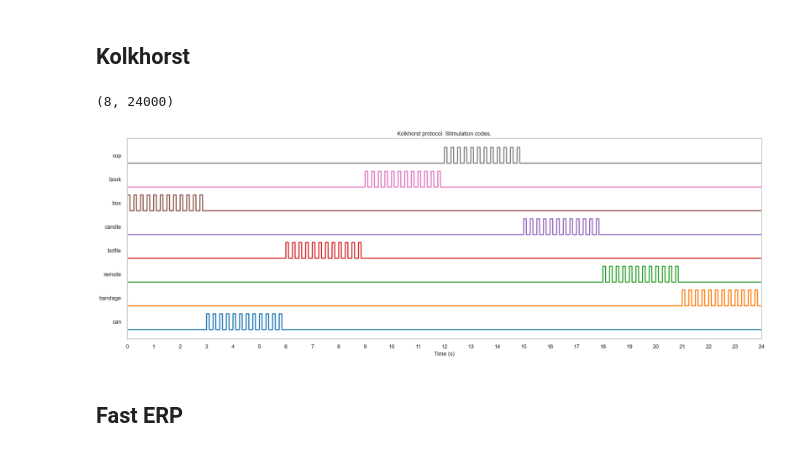
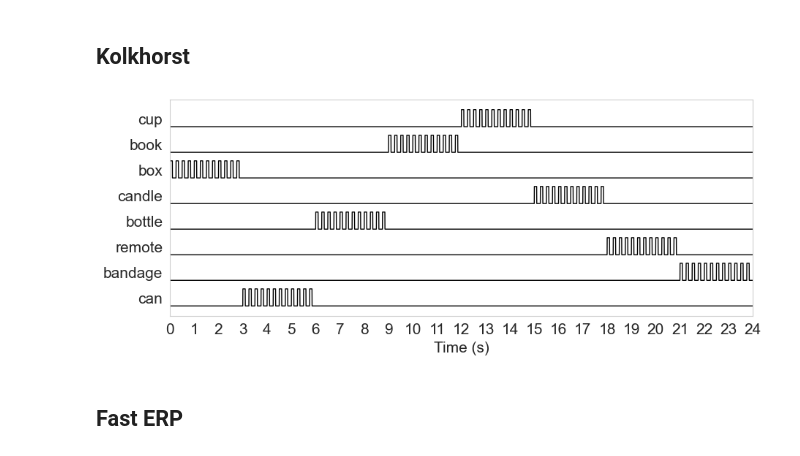
Before and after one commit to amar-enkhbat/codebook_generator, a Jupyter notebook: codebooks/gen_seq_visualization.ipynb, the cells around one changed output. Drawn from its saved outputs; the diff is of its cells as text; code cells hidden in the pictures.

```diff
--- a/codebooks/gen_seq_visualization.ipynb
+++ b/codebooks/gen_seq_visualization.ipynb
@@ -42,7 +43,7 @@ target_id = 4
 
 codebook = np.load(f'./condition_1/codebook_obj_{target_id}.npy')
 
-codebook_extended = []
+codebook_kolkhorst = []
 for code in codebook:
     tmp = []
     for i in code:
@@ -51,29 +52,30 @@ for code in codebook:
         elif i == 1:
             tmp += [1] * 100
             tmp += [0] * 150
-    codebook_extended.append(tmp)
-codebook_extended = np.array(codebook_extended)
-codebook_extended.shape
+    codebook_kolkhorst.append(tmp)
+codebook_kolkhorst = np.array(codebook_kolkhorst)
-# %% [output]
-(8, 24000)
-# %%
-spacing = 1.5  # Adjust this value to increase/decrease spacing
-plt.figure(figsize=(20, 7))
-
-for i, code in enumerate(codebook_extended):
-    xticks = np.arange(len(code)) / 1000
-    plt.plot(xticks, code + i * spacing)
-plt.title('Kolkhorst protocol. Stimulation codes.')
-plt.xlabel('Time (s)')
-plt.yticks(np.arange(8) * spacing + 0.5, objects.values())
-plt.xticks(np.arange(25))
-plt.xlim(0, 24)
-plt.tight_layout()
-plt.grid()
-plt.savefig('../images/kolkhorst_code_extended.png')
-plt.show()
-# %% [output]
-[figure, removed]
+# %%
+fig, ax = plt.subplots(figsize=(width_cm/2.54 * 1.5, height_cm/2.54))
+
+for i, code in enumerate(codebook_kolkhorst):
+    xticks = np.arange(len(code)) / 1000
+    ax.plot(xticks, code + i * spacing, color="black", linewidth=1)
+
+# ax.set_title("ERP stimulation sequences.")
+ax.set_xlabel("Time (s)")
+ax.set_xlim(0, 24)
+ax.set_xticks(np.arange(25))
+
+ax.set_yticks(np.arange(len(codebook_kolkhorst)) * spacing + 0.5)
+ax.set_yticklabels(list(objects.values()))
+
+ax.grid()
+fig.tight_layout()
+
+fig.savefig("../images/kolkhorst_code.pdf", bbox_inches="tight")
+plt.show()
+# %% [output]
+[figure, added]
 # %% [markdown]
 ## Fast ERP
 # %%
```
Also changed, not shown: parts of 10 cells of this notebook, 6 other files.
